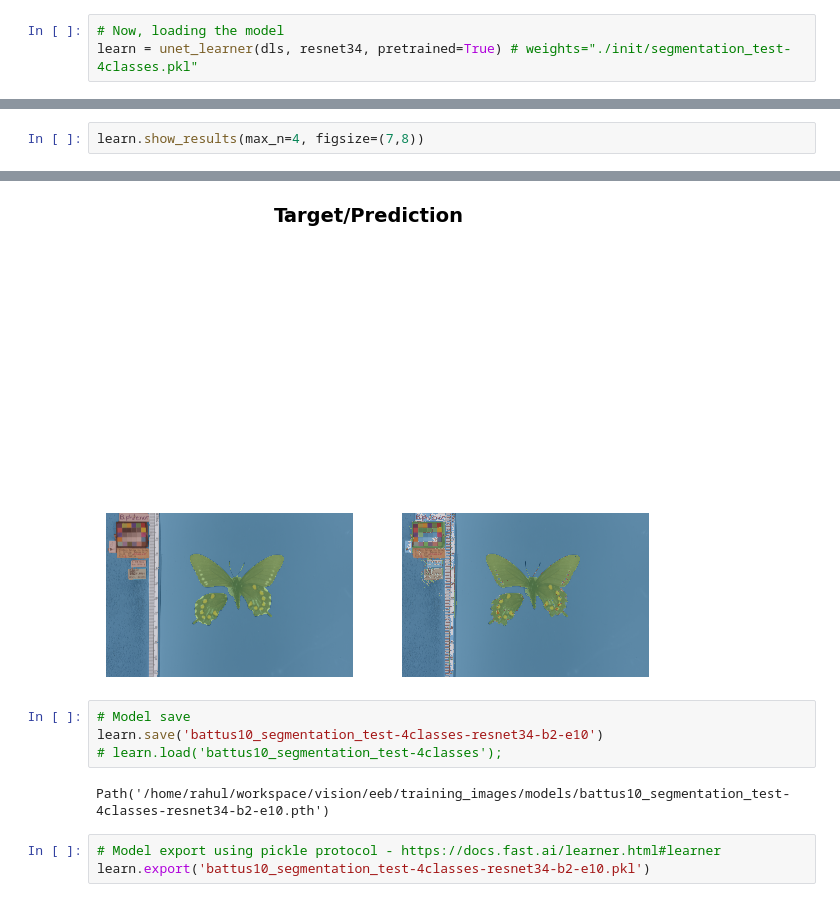
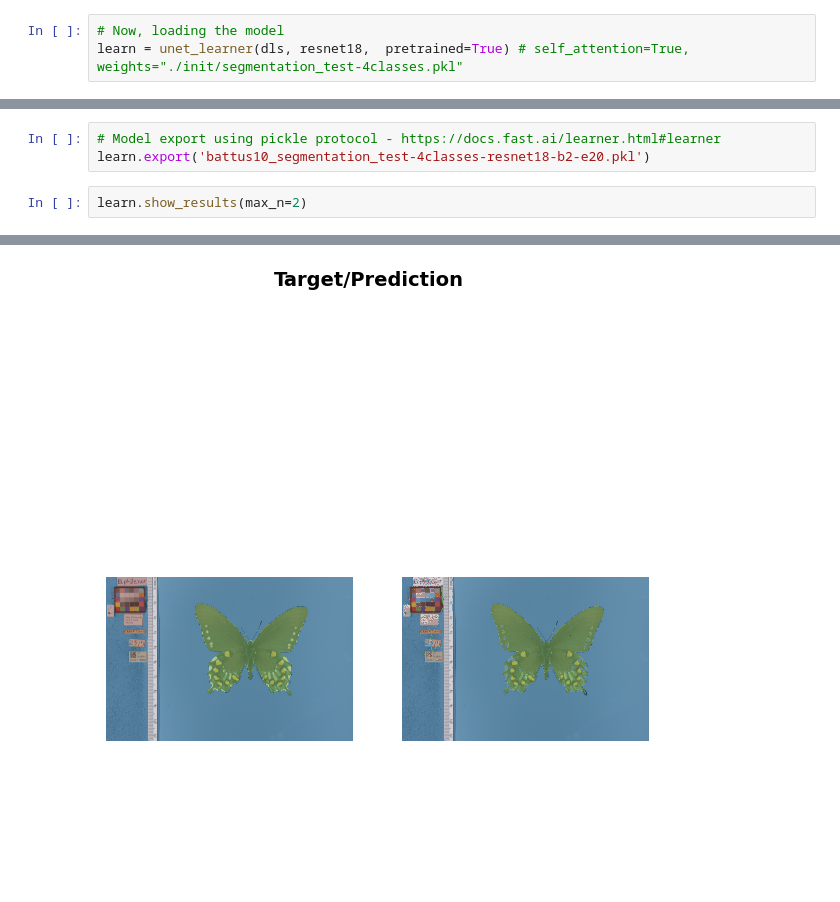
Before and after one commit to karmarv/mothra, a Jupyter notebook: data/train.ipynb, the cells around one changed output, grey strips where cells are left out. Drawn from its saved outputs; the diff is of its cells as text; blank space fills up the shorter version.

```diff
--- a/data/train.ipynb
+++ b/data/train.ipynb
@@ -58,3 +54,3 @@ dls.show_batch()
 # %%
 # Now, loading the model
-learn = unet_learner(dls, resnet34, pretrained=True) # weights="./init/segmentation_test-4classes.pkl"
+learn = unet_learner(dls, resnet18,  pretrained=True) # self_attention=True, weights="./init/segmentation_test-4classes.pkl"
@@ -70,14 +74,8 @@ learn.fine_tune(10)
+# %%
+# Model export using pickle protocol - https://docs.fast.ai/learner.html#learner
+learn.export('battus10_segmentation_test-4classes-resnet18-b2-e20.pkl')
 # %%
-learn.show_results(max_n=4, figsize=(7,8))
+learn.show_results(max_n=2)
 # %% [output]
 [interactive output not drawn]
-[figure, old version]
+[figure, new version]
-# %%
-# Model save
-learn.save('battus10_segmentation_test-4classes-resnet34-b2-e10')
-# learn.load('battus10_segmentation_test-4classes');
-# %% [output]
-Path('/home/rahul/workspace/vision/eeb/training_images/models/battus10_segmentation_test-4classes-resnet34-b2-e10.pth')
-# %%
-# Model export using pickle protocol - https://docs.fast.ai/learner.html#learner
-learn.export('battus10_segmentation_test-4classes-resnet34-b2-e10.pkl')
```
Also changed, not shown: parts of 14 cells of this notebook, 1 other file.
